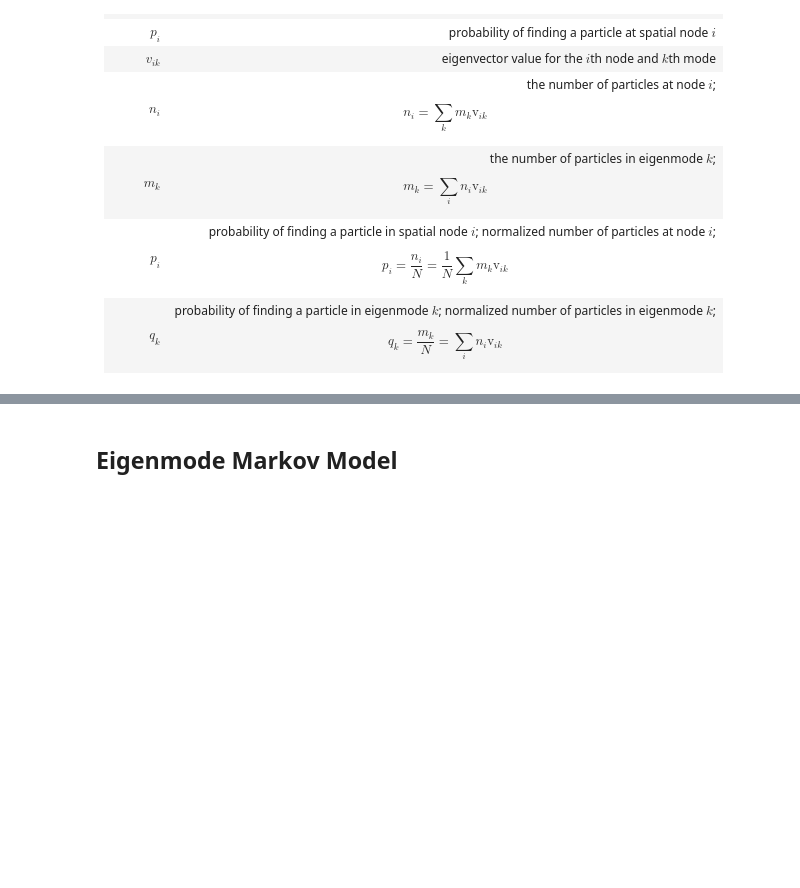
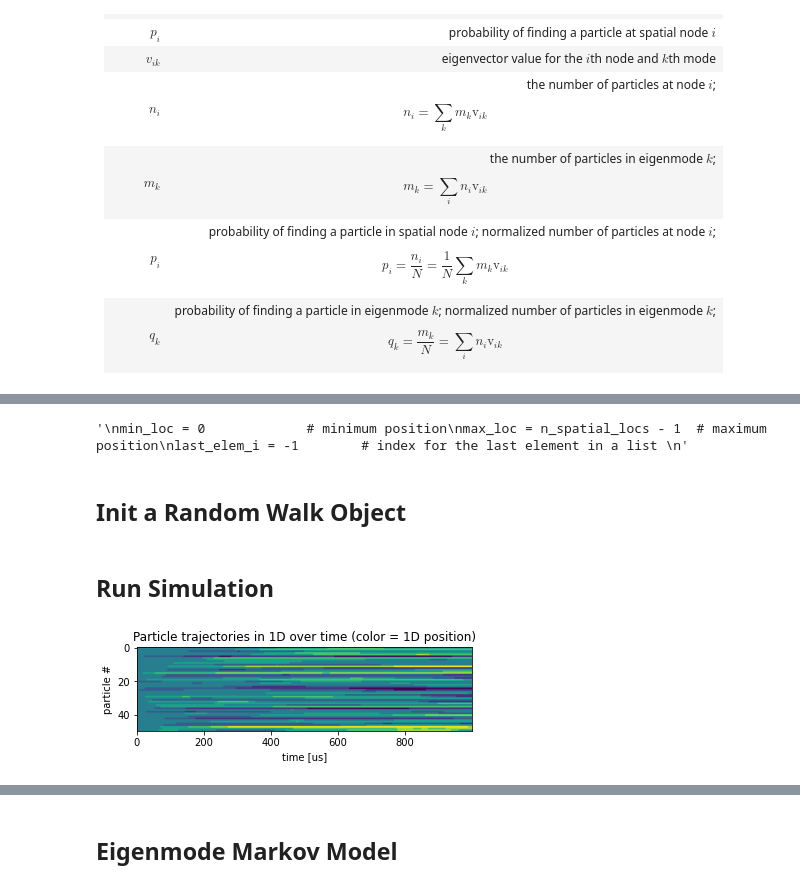
Before and after one commit to margotwagner/diffusion-model, a Jupyter notebook: notebooks/markov-eigenmode-validation/eme-random-walk-1d-validation-variance.ipynb, the cells around one changed output, grey strips where cells are left out. Saved outputs shown, nothing was run; the diff lists cells and outputs as text; code cells hidden in the pictures; blank space fills up the shorter version.

Commit message:
looking into random walk variance for a single particle's trajectory

```diff
--- a/notebooks/markov-eigenmode-validation/eme-random-walk-1d-validation-variance.ipynb
+++ b/notebooks/markov-eigenmode-validation/eme-random-walk-1d-validation-variance.ipynb
@@ -105,0 +70,37 @@ def get_jump_probability(
+# %%
+# Unused
+
+'''
+min_loc = 0             # minimum position
+max_loc = n_spatial_locs - 1  # maximum position
+last_elem_i = -1        # index for the last element in a list
+'''
+# %% [output]
+'\nmin_loc = 0             # minimum position\nmax_loc = n_spatial_locs - 1  # maximum position\nlast_elem_i = -1        # index for the last element in a list \n'
+# %% [markdown]
+## Init a Random Walk Object
+# %%
+random_walk = rw.RandomWalk(
+    n_particles=n_particles,
+    n_spatial_locs=n_spatial_locs,
+    n_time_pts=n_time_pts,
+    particle_start_loc=particle_start_loc,
+    # optional params below:
+    dt=dt,
+    line_length=line_length,
+    diffusion_constant_D=diffusion_constant_D,
+)
+# %% [markdown]
+## Run Simulation
+# %%
+# Get each particle's location over time
+particle_locs = random_walk.run_simulation()
+
+# Visualize the output array
+plt.imshow(particle_locs, aspect=5)
+plt.ylabel('particle #')
+plt.xlabel('time [us]')
+plt.title('Particle trajectories in 1D over time (color = 1D position)')
+plt.show()
+# %% [output]
+[figure, added]
```
Also changed, not shown: parts of 32 cells of this notebook.
